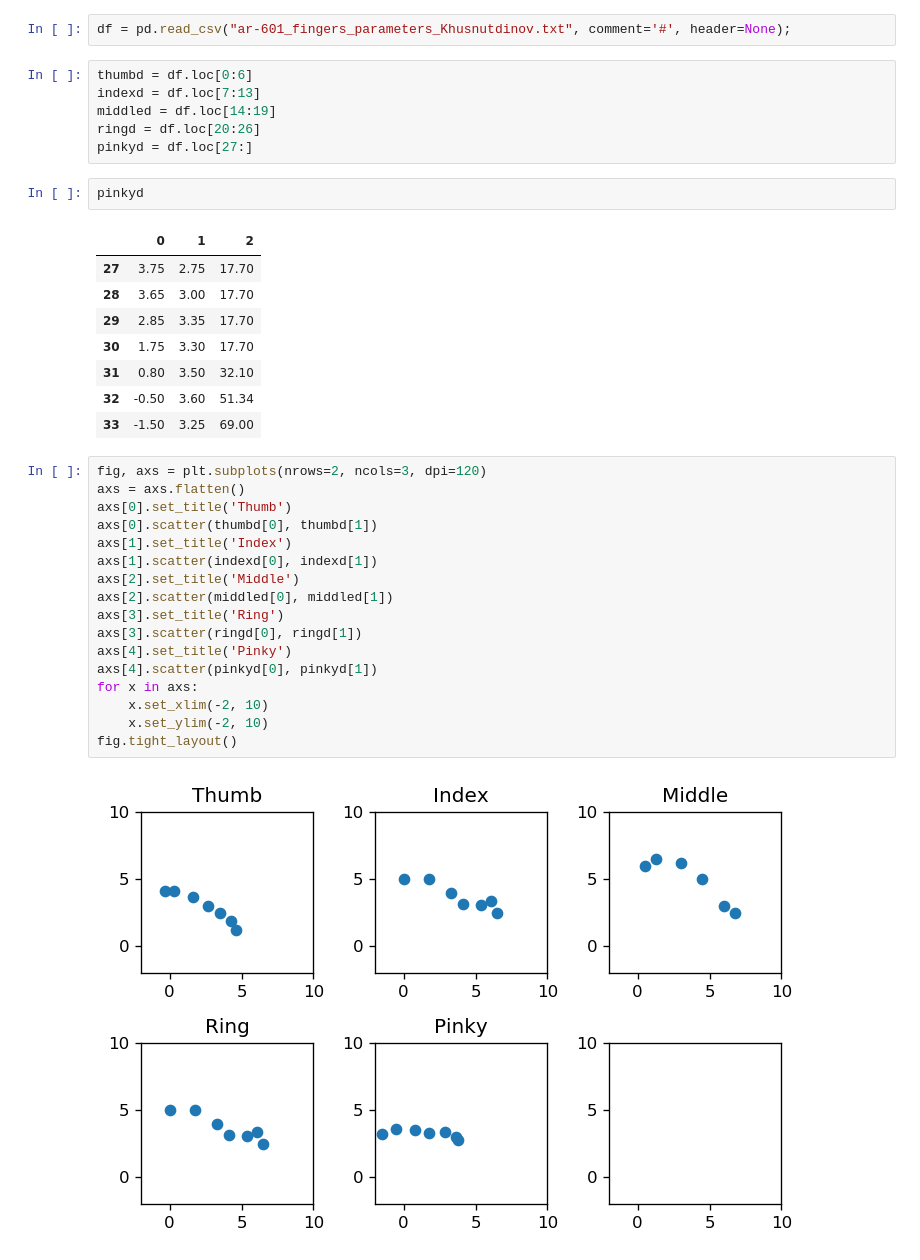
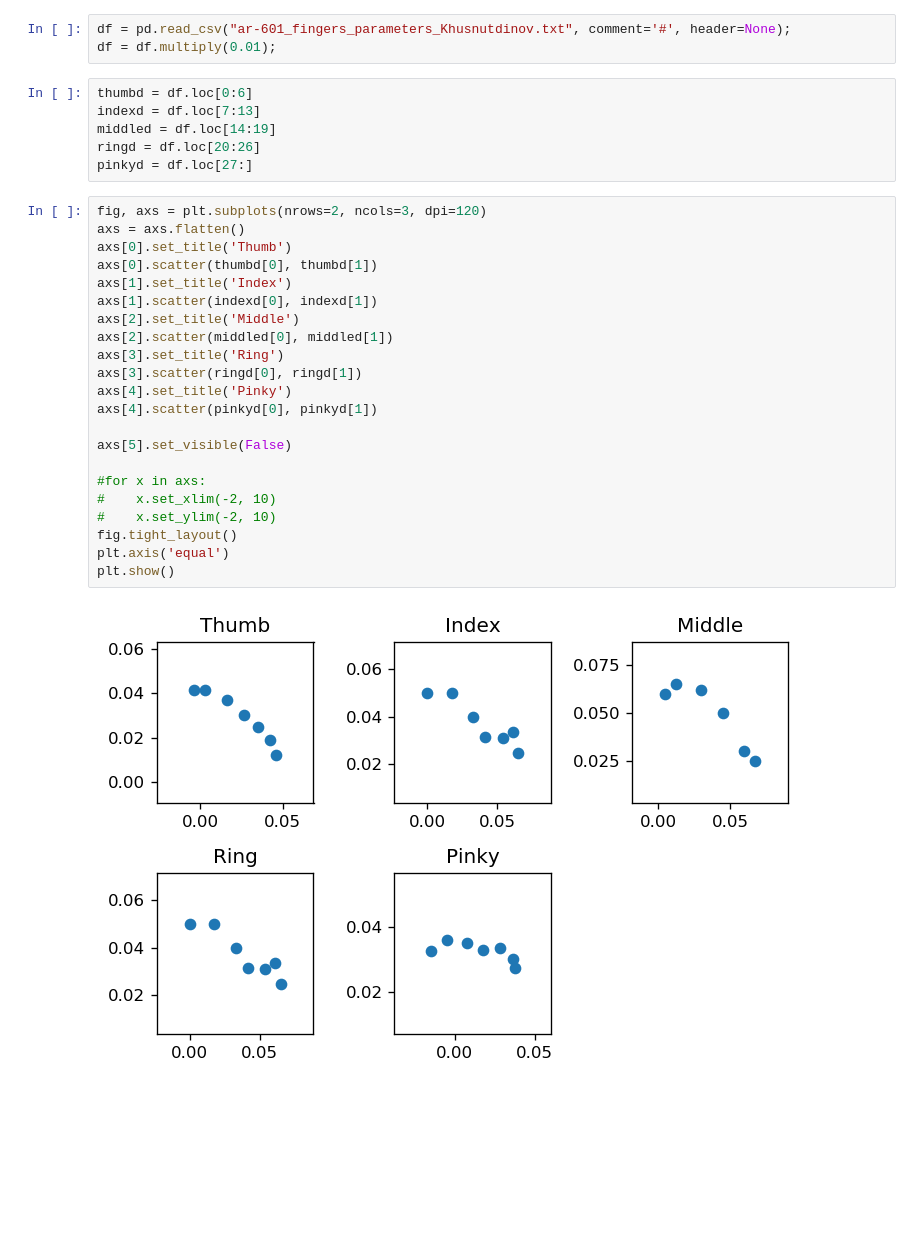
Before and after one commit to artursg/mimic-joint-modeling, a Jupyter notebook: data_fitting/mimic_model_fitting.ipynb, the cells around one changed output. Saved outputs shown, nothing was run; the diff lists cells and outputs as text; blank space fills up the shorter version.

Commit message:
model data to real plots

```diff
--- a/data_fitting/mimic_model_fitting.ipynb
+++ b/data_fitting/mimic_model_fitting.ipynb
@@ -4,39 +4,34 @@ import numpy as np
 import matplotlib.pyplot as plt
 # %%
 df = pd.read_csv("ar-601_fingers_parameters_Khusnutdinov.txt", comment='#', header=None);
+df = df.multiply(0.01);
 # %%
 thumbd = df.loc[0:6]
 indexd = df.loc[7:13]
 middled = df.loc[14:19]
 ringd = df.loc[20:26]
 pinkyd = df.loc[27:]
-# %%
-pinkyd
-# %% [output]
-|  | 0 | 1 | 2 |
-| 27 | 3.75 | 2.75 | 17.70 |
-| 28 | 3.65 | 3.00 | 17.70 |
-| 29 | 2.85 | 3.35 | 17.70 |
-| 30 | 1.75 | 3.30 | 17.70 |
-| 31 | 0.80 | 3.50 | 32.10 |
-| 32 | -0.50 | 3.60 | 51.34 |
-| 33 | -1.50 | 3.25 | 69.00 |
 # %%
 fig, axs = plt.subplots(nrows=2, ncols=3, dpi=120)
 axs = axs.flatten()
 axs[0].set_title('Thumb')
 axs[0].scatter(thumbd[0], thumbd[1])
 axs[1].set_title('Index')
 axs[1].scatter(indexd[0], indexd[1])
 axs[2].set_title('Middle')
 axs[2].scatter(middled[0], middled[1])
 axs[3].set_title('Ring')
 axs[3].scatter(ringd[0], ringd[1])
 axs[4].set_title('Pinky')
 axs[4].scatter(pinkyd[0], pinkyd[1])
-for x in axs:
-    x.set_xlim(-2, 10)
-    x.set_ylim(-2, 10)
+
+axs[5].set_visible(False)
+
+#for x in axs:
+#    x.set_xlim(-2, 10)
+#    x.set_ylim(-2, 10)
 fig.tight_layout()
+plt.axis('equal')
+plt.show()
 # %% [output]
-[figure, old version]
+[figure, new version]
```
Also changed, not shown: parts of 4 cells of this notebook.
